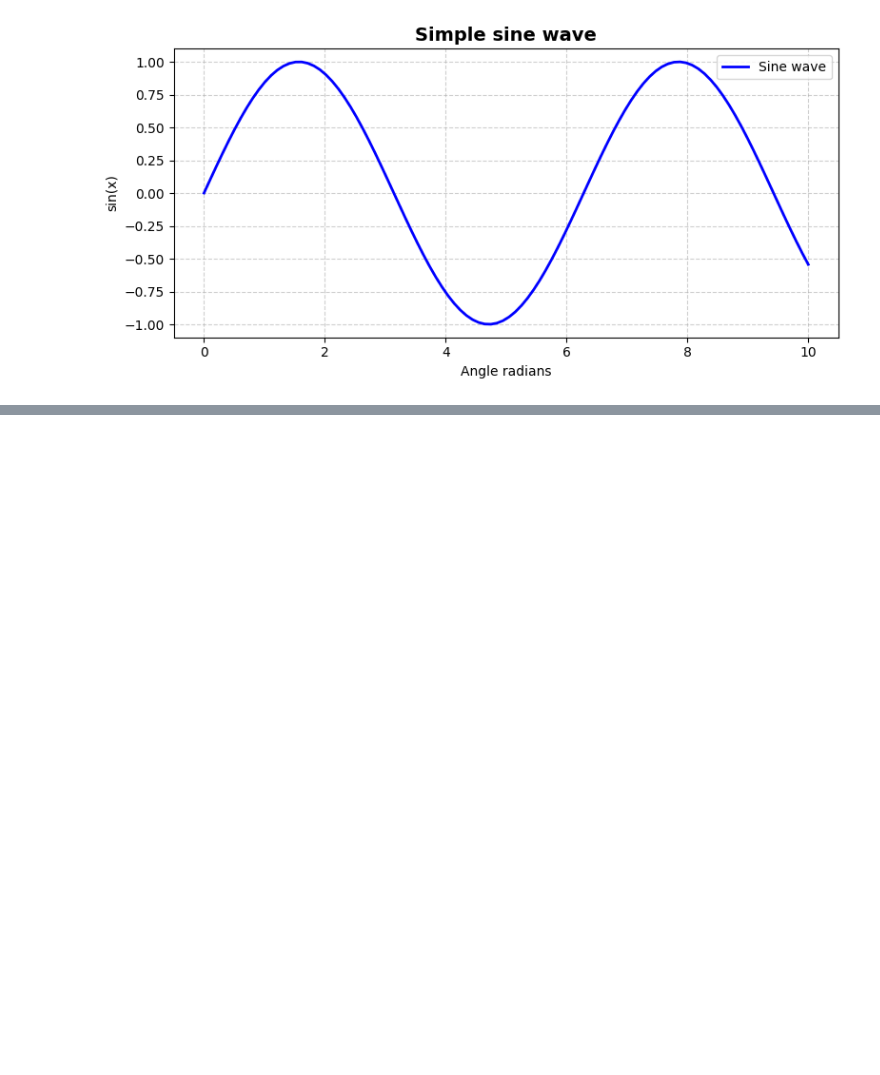
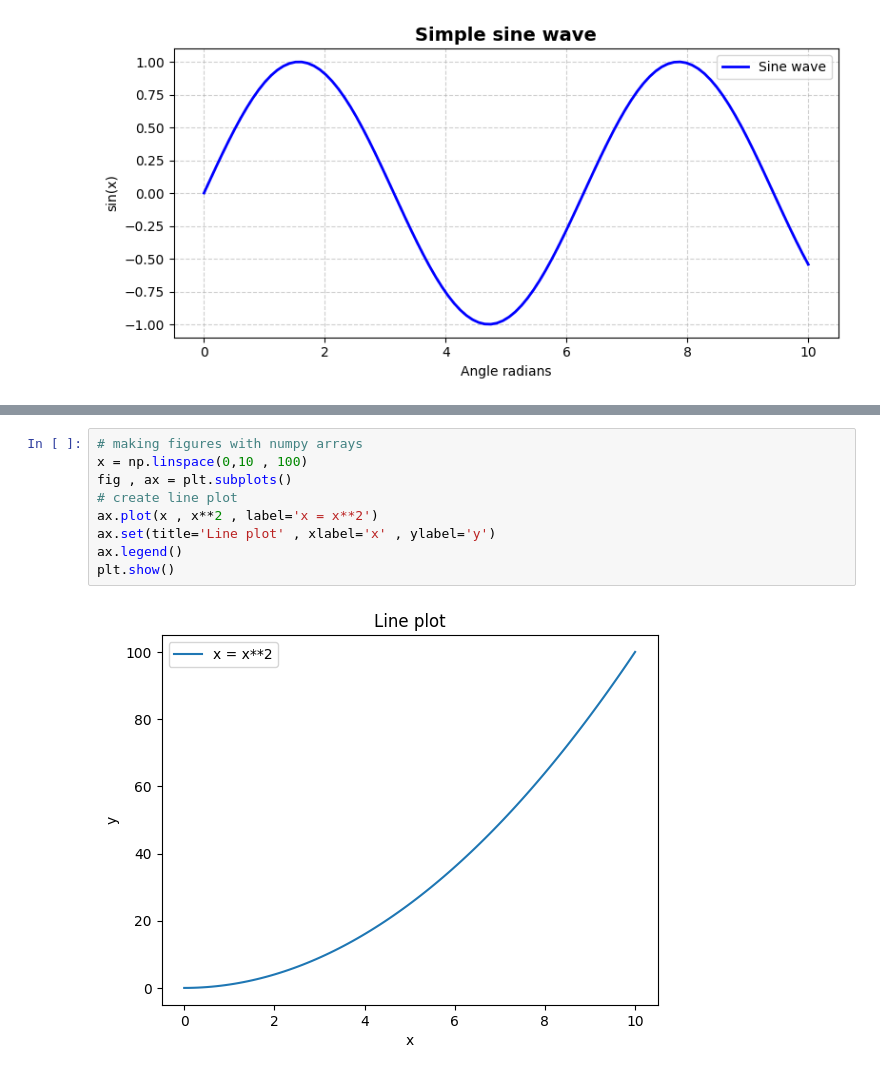
Before and after one commit to EslamKamel89/MLPlayground, a Jupyter notebook: SEC08_Matplotlib_Plotting_and_Data_Visualization.ipynb, the cells around one changed output, grey strips where cells are left out. Saved outputs shown, nothing was run; the diff lists cells and outputs as text; blank space fills up the shorter version.

Commit message:
feat(notebook): add scatter and bar plot examples
- Include line, scatter, and bar plot demos
- Add markdown section listing plot types

```diff
--- a/SEC08_Matplotlib_Plotting_and_Data_Visualization.ipynb
+++ b/SEC08_Matplotlib_Plotting_and_Data_Visualization.ipynb
@@ -97,0 +106,11 @@ plt.show()
+# %%
+# making figures with numpy arrays
+x = np.linspace(0,10 , 100)
+fig , ax = plt.subplots()
+# create line plot
+ax.plot(x , x**2 , label='x = x**2')
+ax.set(title='Line plot' , xlabel='x' , ylabel='y')
+ax.legend()
+plt.show()
+# %% [output]
+[figure, added]
```
Also changed, not shown: parts of 6 cells of this notebook.
